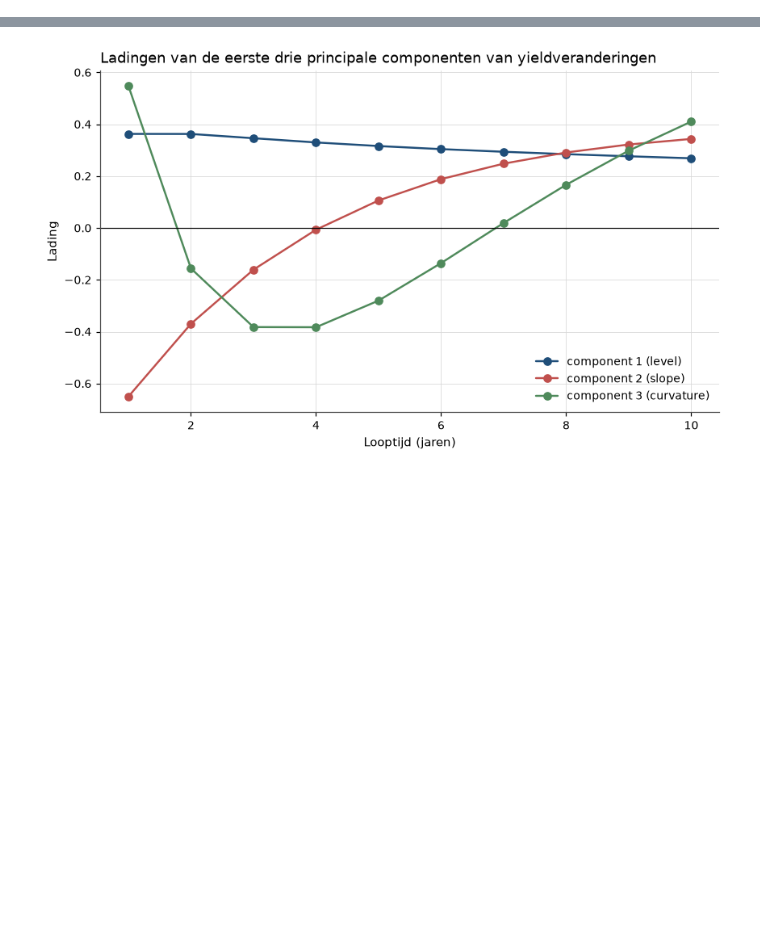
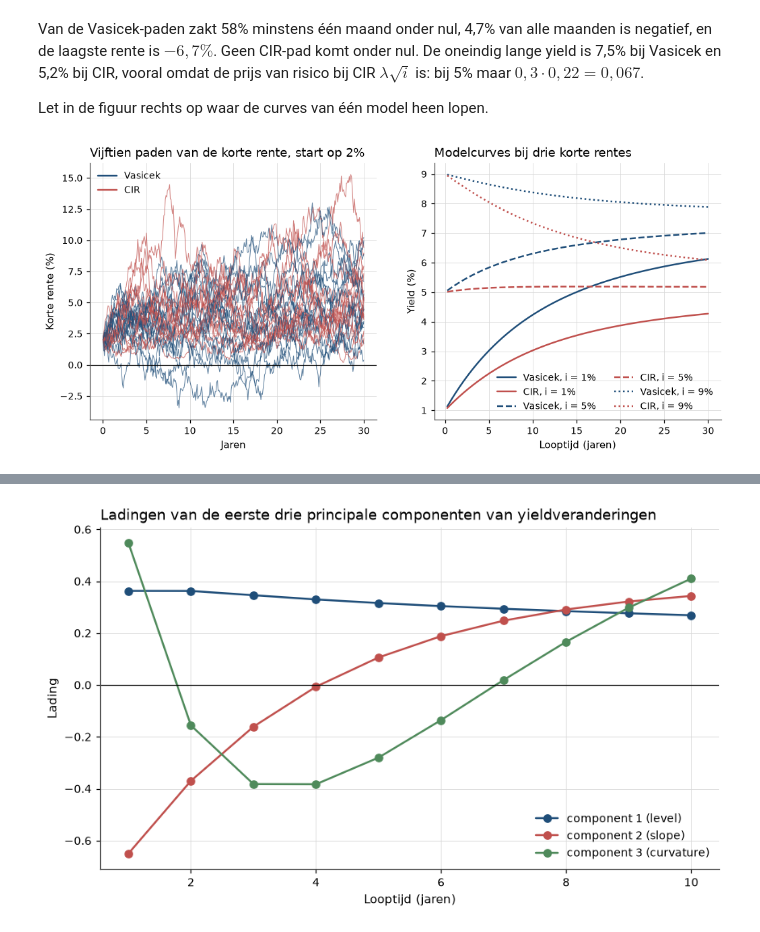
Before and after one commit to MaartenN14/history-asset-pricing, a Jupyter notebook: lectures/03_17_termijnstructuur_real_options.ipynb, the cells around one changed output, grey strips where cells are left out. Drawn from its saved outputs; the diff is of its cells as text; code cells hidden in the pictures; blank space fills up the shorter version.

```diff
--- a/lectures/03_17_termijnstructuur_real_options.ipynb
+++ b/lectures/03_17_termijnstructuur_real_options.ipynb
@@ -1186,0 +517,19 @@ correlatie van maandelijkse veranderingen 1 en 10 jaar: 0.69 (eenfactormodel: 1)
+# %%
+dt_m, years = 1 / 12, 30
+paths_vas = simulate_vasicek(0.02, vas["kappa"], vas["theta"], vas["sigma"], dt_m, 12 * years, 5000, rng)
+paths_cir = simulate_cir(0.02, vas["kappa"], vas["theta"], sigma_cir, dt_m, 12 * years, 5000, rng)
+kappa_q_cir = vas["kappa"] - vas["lam"] * sigma_cir
+h_cir = np.sqrt(kappa_q_cir**2 + 2 * sigma_cir**2)
+term_premium = vas["lam"] * vas["sigma"] / vas["kappa"]
+convexity = vas["sigma"]**2 / (2 * vas["kappa"]**2)
+long_yield = {"Vasicek": vas["theta"] + term_premium - convexity,
+              "CIR": 2 * vas["kappa"] * vas["theta"] / (h_cir + kappa_q_cir)}
+
+pd.DataFrame(
+    {
+        name: [np.mean(paths.min(axis=1) < 0), np.mean(paths < 0), paths.min(), long_yield[name]]
+        for name, paths in [("Vasicek", paths_vas), ("CIR", paths_cir)]
+    },
+    index=["fractie paden ooit negatief", "fractie maanden negatief", "laagste rente",
+           "oneindig lange yield"],
+).round(4)
@@ -1186,0 +542,34 @@ correlatie van maandelijkse veranderingen 1 en 10 jaar: 0.69 (eenfactormodel: 1)
+# %% [markdown]
+Van de Vasicek-paden zakt 58% minstens één maand onder nul, 4,7% van alle maanden is
+negatief, en de laagste rente is $-6{,}7\%$. Geen CIR-pad komt onder nul. De oneindig
+lange yield is 7,5% bij Vasicek en 5,2% bij CIR, vooral omdat de prijs van risico bij CIR
+$\lambda\sqrt{i}$ is: bij 5% maar $0{,}3 \cdot 0{,}22 = 0{,}067$.
+
+Let in de figuur rechts op waar de curves van één model heen lopen.
+# %%
+tau_grid = np.linspace(0.25, 30, 120)
+fig, axes = plt.subplots(1, 2, figsize=(11, 4.5))
+months = np.arange(paths_vas.shape[1]) / 12
+for k in range(15):
+    axes[0].plot(months, 100 * paths_vas[k], color=hap.plotting.COLORS[0], lw=0.7, alpha=0.7)
+    axes[0].plot(months, 100 * paths_cir[k], color=hap.plotting.COLORS[1], lw=0.7, alpha=0.7)
+axes[0].axhline(0, color="black", lw=0.8)
+axes[0].plot([], [], color=hap.plotting.COLORS[0], label="Vasicek")
+axes[0].plot([], [], color=hap.plotting.COLORS[1], label="CIR")
+axes[0].set_title("Vijftien paden van de korte rente, start op 2%")
+axes[0].set_xlabel("Jaren")
+axes[0].set_ylabel("Korte rente (%)")
+axes[0].legend()
+
+for i0, ls in [(0.01, "-"), (0.05, "--"), (0.09, ":")]:
+    axes[1].plot(tau_grid, 100 * vasicek_yield(i0, tau_grid, vas["kappa"], vas["theta"], vas["sigma"], vas["lam"]),
+                 color=hap.plotting.COLORS[0], ls=ls, label=f"Vasicek, i = {i0:.0%}")
+    axes[1].plot(tau_grid, 100 * cir_yield(i0, tau_grid, vas["kappa"], vas["theta"], sigma_cir, kappa_q_cir),
+                 color=hap.plotting.COLORS[1], ls=ls, label=f"CIR, i = {i0:.0%}")
+axes[1].set_title("Modelcurves bij drie korte rentes")
+axes[1].set_xlabel("Looptijd (jaren)")
+axes[1].set_ylabel("Yield (%)")
+axes[1].legend(ncol=2)
+plt.show()
+# %% [output]
+[figure, added]
```
Also changed, not shown: parts of 63 cells of this notebook, 4 other files.
